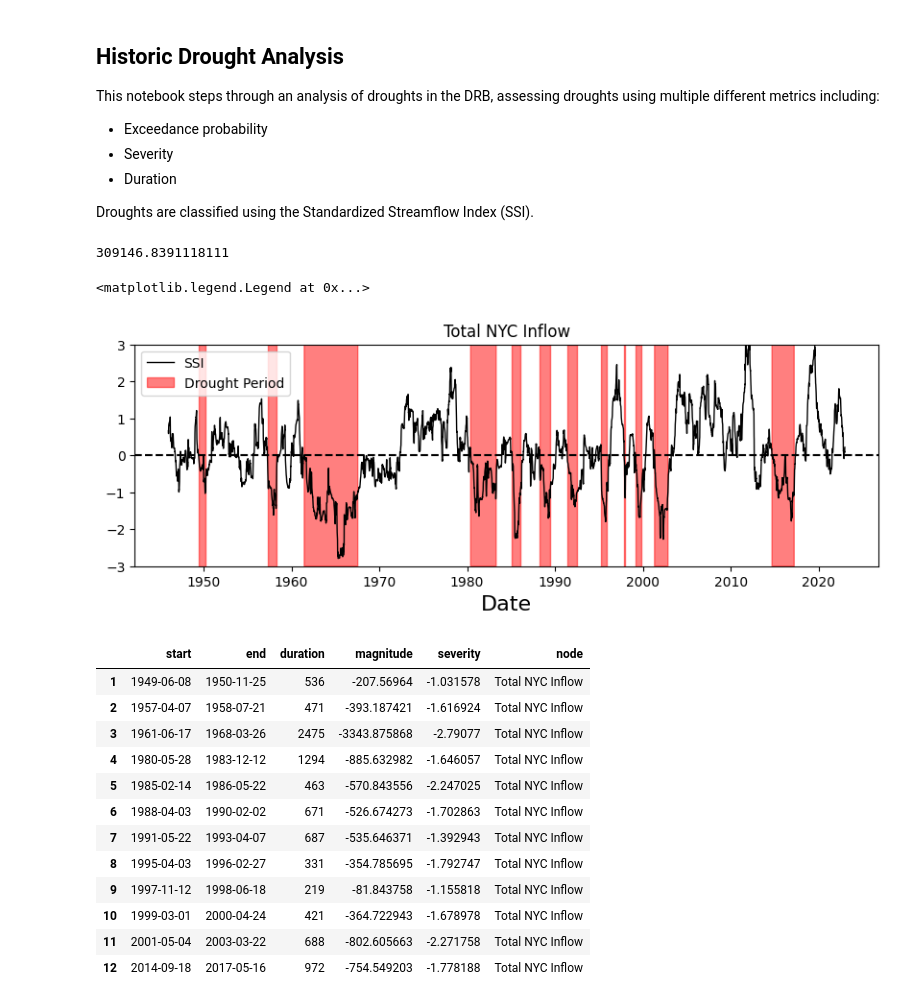
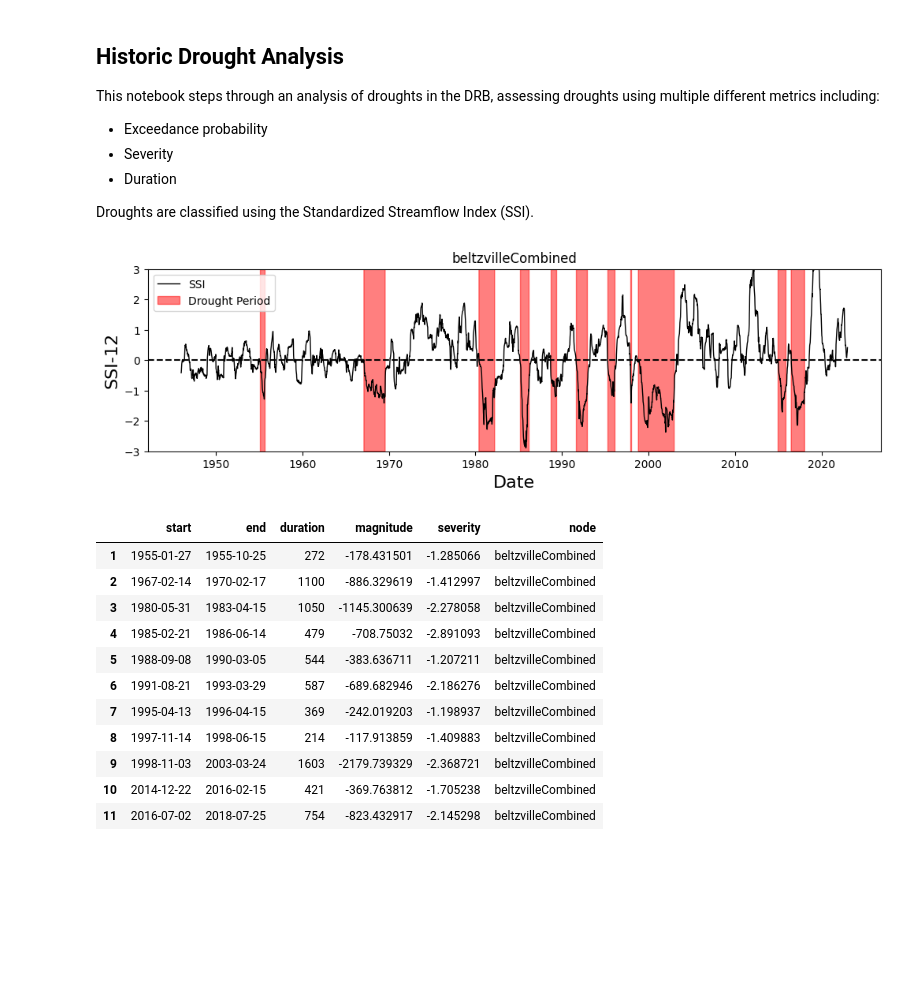
Before and after one commit to Pywr-DRB/DRB-Historic-Reconstruction, a Jupyter notebook: DRB_historic_drought_analysis.ipynb, the cells around one changed output. Saved outputs shown, nothing was run; the diff lists cells and outputs as text; code cells hidden in the pictures; blank space fills up the shorter version.

```diff
--- a/DRB_historic_drought_analysis.ipynb
+++ b/DRB_historic_drought_analysis.ipynb
@@ -32,7 +73,7 @@ full_date_range = ('1945-01-01', '2022-12-31')
 cms_to_mgd = 22.82
 fdc_quantiles = [0.0003, 0.005, 0.05, 0.1, 0.2, 0.3, 0.4, 0.5, 0.6, 0.7, 0.8, 0.9, 0.93, 0.95, 0.97, 0.995, 0.9997]
 # %%
-Q_reconst = pd.read_csv(f'./outputs/historic_reconstruction_daily_nhmv10_mgd.csv', sep = ',', index_col = 0, parse_dates = True)
+Q_reconst = pd.read_csv(f'./outputs/historic_reconstruction_daily_nhmv10_NYCScaled_mgd.csv', sep = ',', index_col = 0, parse_dates = True)
 nyc_reservoirs = ['cannonsville', 'pepacton', 'neversink']
 
 # Q_reconst = Q_reconst.loc[:'1970-01-01',:]
@@ -45,13 +86,9 @@ for node in Q_reconst_nodes.columns:
         Q_reconst_nodes.loc[:,node] = Q_reconst.loc[:, node]
 Q_reconst_nodes["Total NYC Inflow"] = Q_reconst_nodes.loc[:,nyc_reservoirs].sum(axis=1)
 Q_reconst_nodes["Basin Total"] = Q_reconst_nodes.sum(axis=1)
-# %%
-Q_reconst['delTrenton'].max()
-# %% [output]
-309146.8391118111
 # %%
 # Rolling sum
-consider_nodes = ['pepacton', 'Total NYC Inflow', 'Basin Total']
+consider_nodes = ['pepacton', 'Total NYC Inflow', 'Basin Total', 'blueMarsh', 'beltzvilleCombined', 'delTrenton']
 Q_rsum = Q_reconst.rolling("365D").sum().dropna()
 Q_nodes_rsum = Q_reconst_nodes.rolling("365D").sum().dropna()
 
@@ -63,18 +100,20 @@ node_ssi = node_ssi.loc['1946-01-01':,:]
 
 # cannonsville_gammfit_plot = si.plot.dist(Q_nodes_rsum['cannonsville'], scs.gamma, cumulative=True, legend = False)
 # %%
-plot_nodes = ['Total NYC Inflow']
+plot_nodes = ['beltzvilleCombined']
 # plot_nodes = ['pepacton']
+t_start='1946-01-01'
+t_end='2022-12-31'
 
-fig, ax = plt.subplots(nrows=len(plot_nodes), ncols=1, figsize = (10,len(plot_nodes)*3), sharex = True)
-plot_ssi(node_ssi[plot_nodes[0]], ax = ax)
+fig, ax = plt.subplots(nrows=len(plot_nodes), ncols=1, figsize = (12, len(plot_nodes)*3), sharex = True)
+plot_ssi(node_ssi.loc[t_start:t_end, plot_nodes[0]], ax = ax)
 ax.set_title(plot_nodes[0])
 plt.xlabel('Date', fontsize=16)
-# plt.ylabel('SSI', fontsize=16)
+plt.ylabel('SSI-12', fontsize=16)
 plt.legend(loc='upper left')
+plt.show()
 # %% [output]
-<matplotlib.legend.Legend at 0x...>
-[figure, old version]
+[figure, new version]
 # %%
 
 drought_data = {}
@@ -115,18 +154,17 @@ drought_metrics = pd.DataFrame(drought_data).transpose()
 drought_metrics
 # %% [output]
 |  | start | end | duration | magnitude | severity | node |
-| 1 | 1949-06-08 | 1950-11-25 | 536 | -207.56964 | -1.031578 | Total NYC Inflow |
-| 2 | 1957-04-07 | 1958-07-21 | 471 | -393.187421 | -1.616924 | Total NYC Inflow |
-| 3 | 1961-06-17 | 1968-03-26 | 2475 | -3343.875868 | -2.79077 | Total NYC Inflow |
-| 4 | 1980-05-28 | 1983-12-12 | 1294 | -885.632982 | -1.646057 | Total NYC Inflow |
-| 5 | 1985-02-14 | 1986-05-22 | 463 | -570.843556 | -2.247025 | Total NYC Inflow |
-| 6 | 1988-04-03 | 1990-02-02 | 671 | -526.674273 | -1.702863 | Total NYC Inflow |
-| 7 | 1991-05-22 | 1993-04-07 | 687 | -535.646371 | -1.392943 | Total NYC Inflow |
-| 8 | 1995-04-03 | 1996-02-27 | 331 | -354.785695 | -1.792747 | Total NYC Inflow |
-| 9 | 1997-11-12 | 1998-06-18 | 219 | -81.843758 | -1.155818 | Total NYC Inflow |
-| 10 | 1999-03-01 | 2000-04-24 | 421 | -364.722943 | -1.678978 | Total NYC Inflow |
-| 11 | 2001-05-04 | 2003-03-22 | 688 | -802.605663 | -2.271758 | Total NYC Inflow |
-| 12 | 2014-09-18 | 2017-05-16 | 972 | -754.549203 | -1.778188 | Total NYC Inflow |
+| 1 | 1955-01-27 | 1955-10-25 | 272 | -178.431501 | -1.285066 | beltzvilleCombined |
+| 2 | 1967-02-14 | 1970-02-17 | 1100 | -886.329619 | -1.412997 | beltzvilleCombined |
+| 3 | 1980-05-31 | 1983-04-15 | 1050 | -1145.300639 | -2.278058 | beltzvilleCombined |
+| 4 | 1985-02-21 | 1986-06-14 | 479 | -708.75032 | -2.891093 | beltzvilleCombined |
+| 5 | 1988-09-08 | 1990-03-05 | 544 | -383.636711 | -1.207211 | beltzvilleCombined |
+| 6 | 1991-08-21 | 1993-03-29 | 587 | -689.682946 | -2.186276 | beltzvilleCombined |
+| 7 | 1995-04-13 | 1996-04-15 | 369 | -242.019203 | -1.198937 | beltzvilleCombined |
+| 8 | 1997-11-14 | 1998-06-15 | 214 | -117.913859 | -1.409883 | beltzvilleCombined |
+| 9 | 1998-11-03 | 2003-03-24 | 1603 | -2179.739329 | -2.368721 | beltzvilleCombined |
+| 10 | 2014-12-22 | 2016-02-15 | 421 | -369.763812 | -1.705238 | beltzvilleCombined |
+| 11 | 2016-07-02 | 2018-07-25 | 754 | -823.432917 | -2.145298 | beltzvilleCombined |
 # %%
 ## Options
 highlight_after_1970 = False
```
Also changed, not shown: parts of 6 cells of this notebook, 17 other files.
